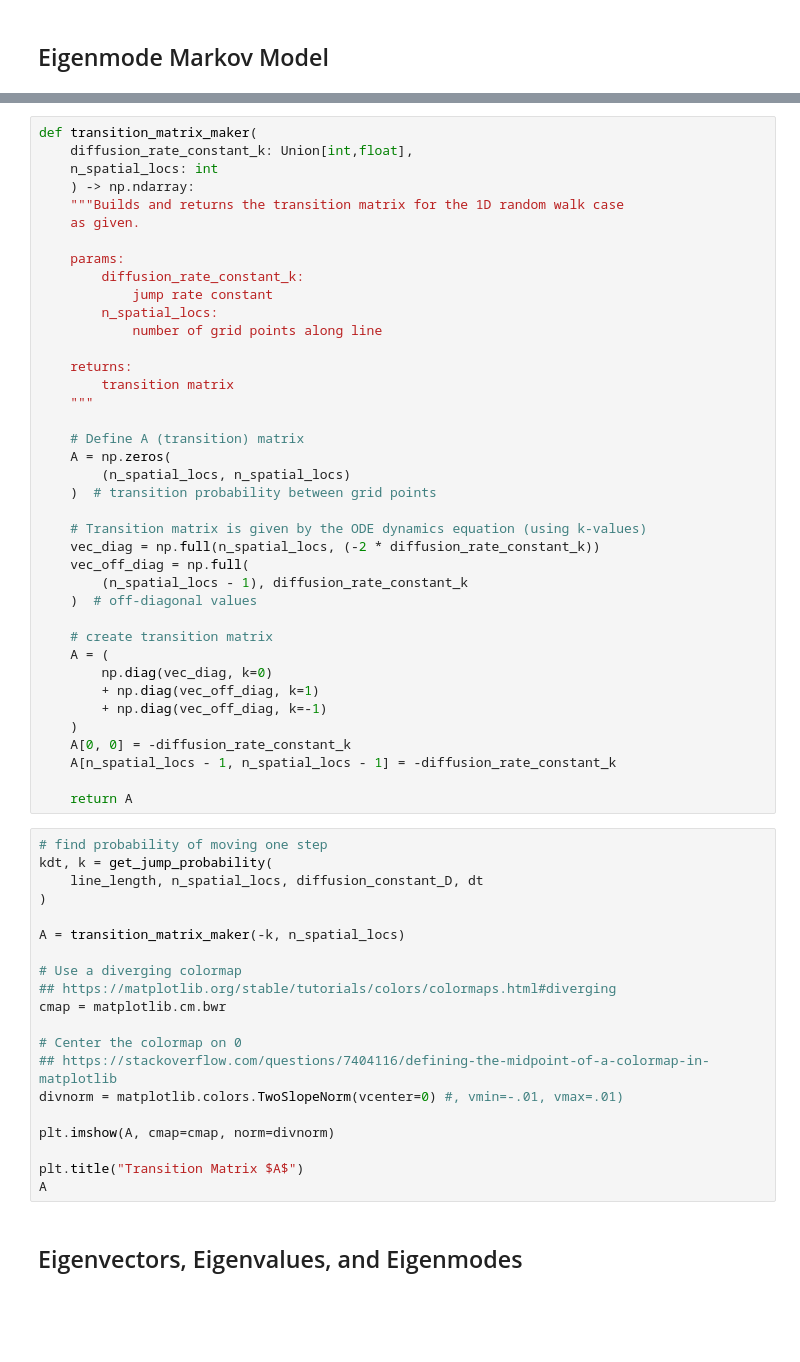
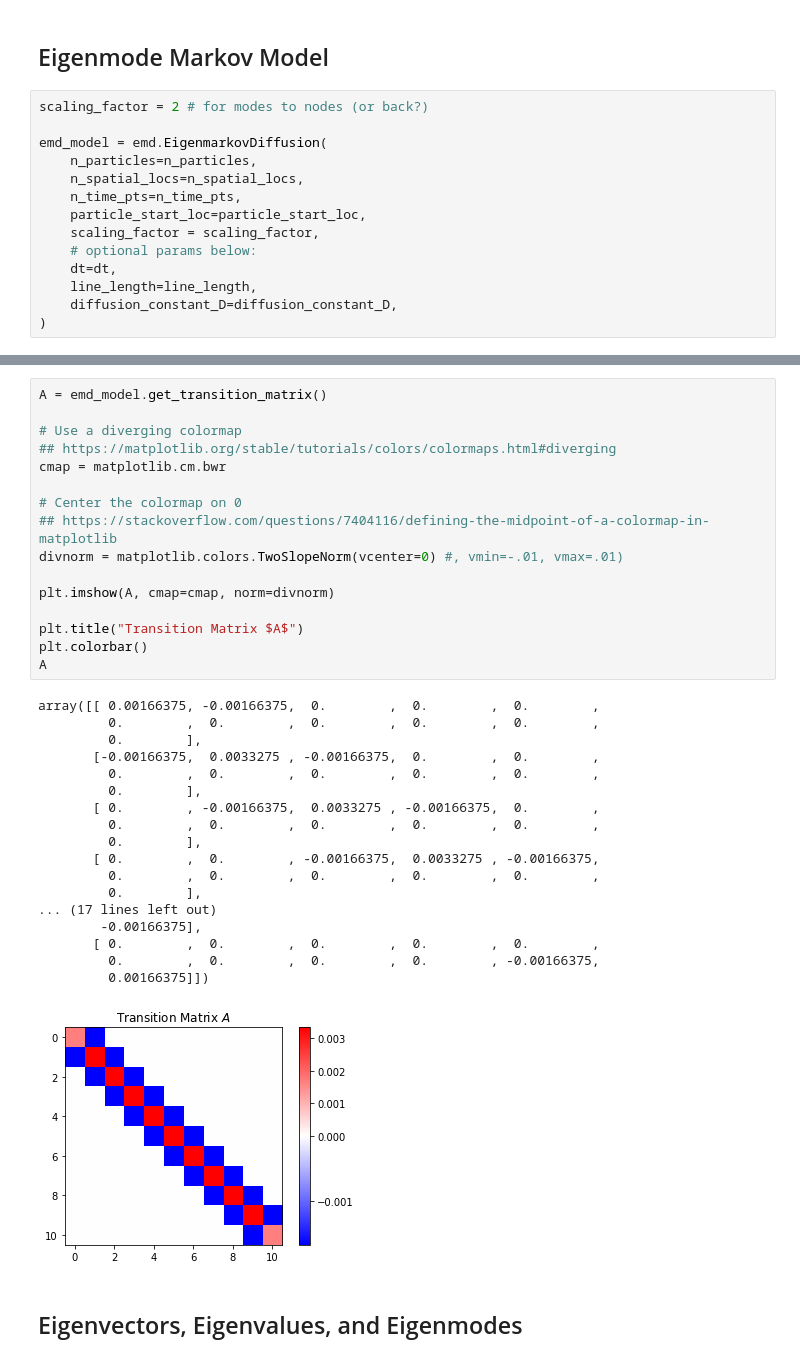
Before and after one commit to margotwagner/diffusion-model, a Jupyter notebook: notebooks/markov-eigenmode-validation/eme-rw-1d-src-variance.ipynb, the cells around one changed output, grey strips where cells are left out. Drawn from its saved outputs; the diff is of its cells as text; blank space fills up the shorter version.

```diff
--- a/notebooks/markov-eigenmode-validation/eme-rw-1d-src-variance.ipynb
+++ b/notebooks/markov-eigenmode-validation/eme-rw-1d-src-variance.ipynb
@@ -390,2 +386,16 @@ plt.show()
 # %% [markdown]
 ## Eigenmode Markov Model
+# %%
+scaling_factor = 2 # for modes to nodes (or back?)
+
+emd_model = emd.EigenmarkovDiffusion(
+    n_particles=n_particles,
+    n_spatial_locs=n_spatial_locs,
+    n_time_pts=n_time_pts,
+    particle_start_loc=particle_start_loc,
+    scaling_factor = scaling_factor,
+    # optional params below:
+    dt=dt,
+    line_length=line_length,
+    diffusion_constant_D=diffusion_constant_D,
+)
@@ -414,63 +434,39 @@ $$ A = \begin{bmatrix}
 \end{bmatrix}
 $$
-# %%
-def transition_matrix_maker(
-    diffusion_rate_constant_k: Union[int,float],
-    n_spatial_locs: int
-    ) -> np.ndarray:
-    """Builds and returns the transition matrix for the 1D random walk case
-    as given.
-
-    params:
-        diffusion_rate_constant_k:
-            jump rate constant
-        n_spatial_locs:
-            number of grid points along line
-
-    returns:
-        transition matrix
-    """
-
-    # Define A (transition) matrix
-    A = np.zeros(
-        (n_spatial_locs, n_spatial_locs)
-    )  # transition probability between grid points
-
-    # Transition matrix is given by the ODE dynamics equation (using k-values)
-    vec_diag = np.full(n_spatial_locs, (-2 * diffusion_rate_constant_k))
-    vec_off_diag = np.full(
-        (n_spatial_locs - 1), diffusion_rate_constant_k
-    )  # off-diagonal values
-
-    # create transition matrix
-    A = (
-        np.diag(vec_diag, k=0)
-        + np.diag(vec_off_diag, k=1)
-        + np.diag(vec_off_diag, k=-1)
-    )
-    A[0, 0] = -diffusion_rate_constant_k
-    A[n_spatial_locs - 1, n_spatial_locs - 1] = -diffusion_rate_constant_k
-
-    return A
 # %%
-# find probability of moving one step
-kdt, k = get_jump_probability(
-    line_length, n_spatial_locs, diffusion_constant_D, dt
-)
-
-A = transition_matrix_maker(-k, n_spatial_locs)
+A = emd_model.get_transition_matrix()
 
 # Use a diverging colormap
 ## https://matplotlib.org/stable/tutorials/colors/colormaps.html#diverging
 cmap = matplotlib.cm.bwr
 
 # Center the colormap on 0
 ## https://stackoverflow.com/questions/7404116/defining-the-midpoint-of-a-colormap-in-matplotlib
 divnorm = matplotlib.colors.TwoSlopeNorm(vcenter=0) #, vmin=-.01, vmax=.01)
 
 plt.imshow(A, cmap=cmap, norm=divnorm)
 
 plt.title("Transition Matrix $A$")
+plt.colorbar()
 A
+# %% [output]
+array([[ 0.00166375, -0.00166375,  0.        ,  0.        ,  0.        ,
+         0.        ,  0.        ,  0.        ,  0.        ,  0.        ,
+         0.        ],
+       [-0.00166375,  0.0033275 , -0.00166375,  0.        ,  0.        ,
+         0.        ,  0.        ,  0.        ,  0.        ,  0.        ,
+         0.        ],
+       [ 0.        , -0.00166375,  0.0033275 , -0.00166375,  0.        ,
+         0.        ,  0.        ,  0.        ,  0.        ,  0.        ,
+         0.        ],
+       [ 0.        ,  0.        , -0.00166375,  0.0033275 , -0.00166375,
+         0.        ,  0.        ,  0.        ,  0.        ,  0.        ,
+         0.        ],
+... (17 lines left out)
+        -0.00166375],
+       [ 0.        ,  0.        ,  0.        ,  0.        ,  0.        ,
+         0.        ,  0.        ,  0.        ,  0.        , -0.00166375,
+         0.00166375]])
+[figure, added]
 # %% [markdown]
 ## Eigenvectors, Eigenvalues, and Eigenmodes
```
Also changed, not shown: parts of 37 cells of this notebook, 1 other file.
